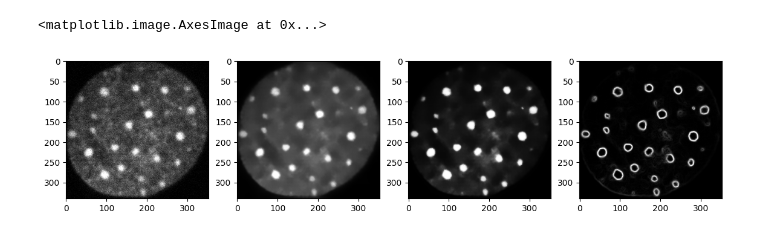
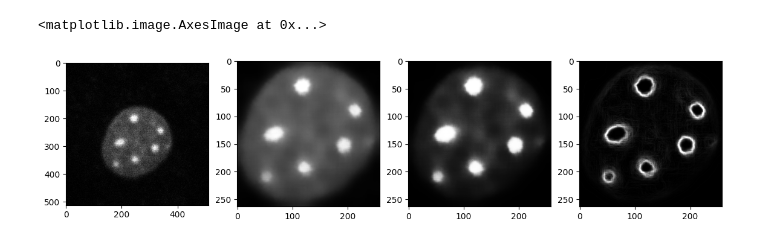
Before and after one commit to KurtisWinkler/aquaponcs, a Jupyter notebook: function_workflows/final_actual2.ipynb, the cells around one changed output. Cells and saved outputs as stored; diff of their text form; code cells hidden in the pictures.

Commit message:
update for saving images and other bugs

```diff
--- a/function_workflows/final_actual2.ipynb
+++ b/function_workflows/final_actual2.ipynb
@@ -474,31 +476,31 @@ def smooth_contours(contours, window_size=3):
 # %%
 ### May need to include nucleus as blob - find contour from im_blur
 ### nuc_blob = bc.Blob(nuc_blur.cv_contour, nuc_fill)
 ### Maybe need to sharpen blurred image
 
-im = cv.imread('../example_images/ex111.tif')
+im = cv.imread('../example_images/ex3.tif')
 #im = rescale_image(im)
 ims, nuc_cnts = crop_nuclei(im) # get first/largest cropped nuclei
-im = ims[0]
-im_gray = cv.cvtColor(im, cv.COLOR_BGR2GRAY)
+im_crop = ims[0]
+im_gray = cv.cvtColor(im_crop, cv.COLOR_BGR2GRAY)
 im_blur = denoise_image(im_gray, threshold = 0.005) #typically 0.005
 im_blur = rescale_image(im_blur)
 # maybe remove im_cont?
 im_cont = enhance_contrast(im_blur, method='sigmoid_correction')
 edges = filters.sobel(im_cont) # typically im_cont but im_blur may be better
 edges = rescale_image(edges)
 
 fig = plt.figure(figsize = (14,5))
 fig.add_subplot(1, 4, 1)
 plt.imshow(im, cmap = "gray")
 fig.add_subplot(1, 4, 2)
 plt.imshow(im_blur, cmap = "gray")
 fig.add_subplot(1, 4, 3)
 plt.imshow(im_cont, cmap='gray')
 fig.add_subplot(1, 4, 4)
 plt.imshow(edges, cmap='gray')
 # %% [output]
 <matplotlib.image.AxesImage at 0x...>
-[figure, old version]
+[figure, new version]
 # %%
 contours, maxima = get_contours(im_cont, min_length=10, thresh_min=50, thresh_step=5, maxima_thresh=100, thresh_diff_limit=40)
```
Also changed, not shown: parts of 6 cells of this notebook.
